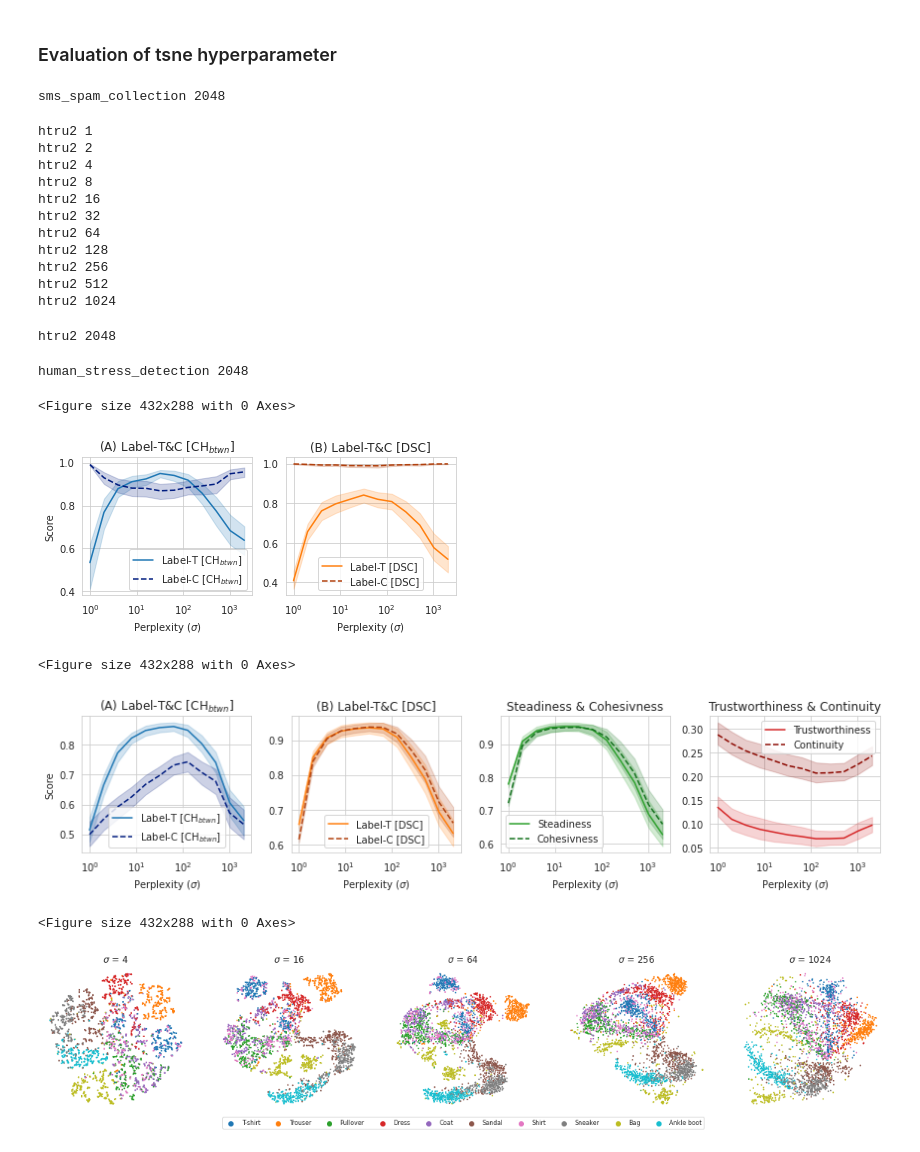
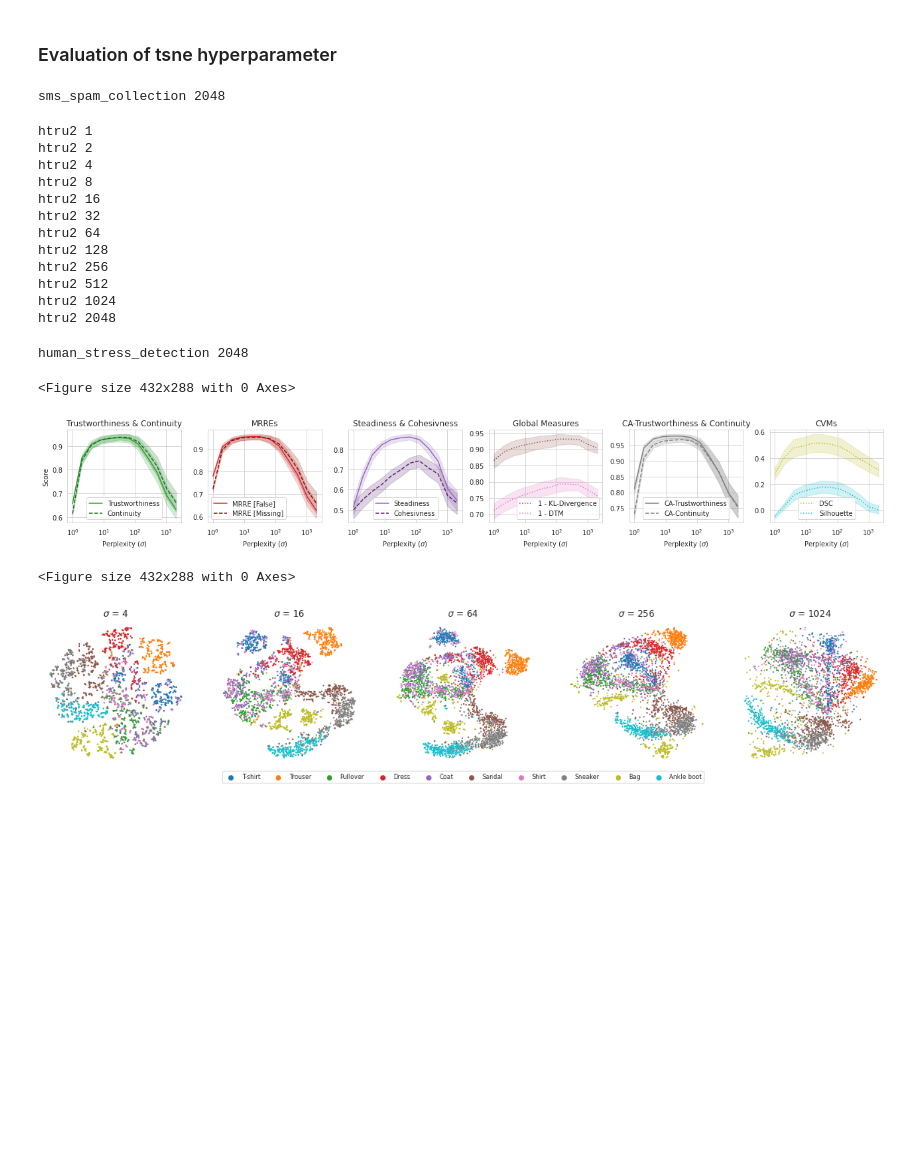
Before and after one commit to hj-n/ltnc, a Jupyter notebook: src/test_legacy/evaluating_dr.ipynb, the cells around one changed output. Cells and saved outputs as stored; diff of their text form; code cells hidden in the pictures; blank space fills up the shorter version.

```diff
--- a/src/test_legacy/evaluating_dr.ipynb
+++ b/src/test_legacy/evaluating_dr.ipynb
@@ -38,14 +38,14 @@ for directory in os.listdir("./labeled-datasets/npy/"):
 
 dr_measures = [
 	"ls_btw_ch", "lc_btw_ch", "ls_dsc", "lc_dsc", "cohev", "stead",
-	"trust", "conti", "mrre_hl", "mrre_lh",
+	"trust", "conti", "mrre_hl", "mrre_lh", "ca_trust", "ca_conti",
 	"kl_div", "dtm", "dsc", "sil"
 ]
 dr_measures_name = [
 	"Label-Stretching [CH$_{btwn}$]", "Label-Compression [CH$_{btwn}$]",
 	"Label-Stretching [DSC]", "Label-Compression [DSC]",
 	"Cohesiveness", "Steadiness",
-	"Trustworthiness", "Continuity", "MRRE-HL", "MRRE-LH",
+	"Trustworthiness", "Continuity", "MRRE-HL", "MRRE-LH", "CA-Trustworthiness", "CA-Continuity",
 	"1 - KL-Divergence", "1 - DTM", "Silhouette",
 ]
 
@@ -106,6 +106,15 @@ def run_all_metrics(raw, emb, labels, k_cand, sigma_cand, results):
 		final_results["mrre_hl"] = mrre_hl / len(k_cand)
 		final_results["mrre_lh"] = mrre_lh / len(k_cand)
 
+	if "ca_trust" not in final_results:
+		ca_trust, ca_conti = 0, 0
+		for k in k_cand:
+			results = mts.supervised_trust_conti(raw, emb, labels, k = k)
+			ca_trust += float(results["s_trust"])
+			ca_conti += float(results["s_conti"])
+		final_results["ca_trust"] = ca_trust / len(k_cand)
+		final_results["ca_conti"] = ca_conti / len(k_cand)
+
 	## KL / DTM
 	if "kl_div" not in final_results:
 		kl_div, dtm = 0, 0,
@@ -306,8 +315,8 @@ htru2 128
 htru2 256
 htru2 512
 htru2 1024
+htru2 2048
-htru2 2048
+human_stress_detection 2048
-human_stress_detection 2048
 # %%
 ## plot the hp_results_df into kdeplot
 
@@ -319,21 +328,25 @@ sns.set_style("whitegrid")
 hp_results_df["hp"] = hp_results_df["hp"].astype(int)
 ##
 
-meausre_pairs = [("lc_btw_ch", "ls_btw_ch"), ("lc_dsc", "ls_dsc"), ("stead", "cohev"), ("trust", "conti"), ("mrre_lh", "mrre_hl" ), ("kl_div", "dtm")]
+meausre_pairs = [("lc_btw_ch", "ls_btw_ch"), ("lc_dsc", "ls_dsc"), ("trust", "conti"), ("mrre_lh", "mrre_hl" ), ("stead", "cohev"),  ("kl_div", "dtm"), ("ca_trust", "ca_conti"), ("dsc", "sil")]
 measure_names = [
 	("Label-T [CH$_{btwn}$]", "Label-C [CH$_{btwn}$]"), ("Label-T [DSC]", "Label-C [DSC]"),
+	("Trustworthiness", "Continuity"), ("MRRE [False]", "MRRE [Missing]"),
 	("Steadiness", "Cohesivness"),
-	("Trustworthiness", "Continuity"), ("MRRE [False]", "MRRE [Missing]"),
-	("1 - KL-Divergence", "1 - DTM")
+	("1 - KL-Divergence", "1 - DTM"),
+	("CA-Trustworthiness", "CA-Continuity"),
+	("DSC", "Silhouette")
 ]
 
 titles = [
 	"(A) Label-T&C [CH$_{btwn}$]",
 	"(B) Label-T&C [DSC]",
-	"Steadiness & Cohesivness",
 	"Trustworthiness & Continuity",
 	"MRREs",
-	"Global Measures"
+	"Steadiness & Cohesivness",
+	"Global Measures",
+	"CA-Trustworthiness & Continuity",
+	"CVMs"
 ]
 
 
@@ -342,7 +355,7 @@ tab10 = sns.color_palette("tab10")
 tab10dark = sns.color_palette("dark")
 
 
-colors = [(tab10[0], tab10dark[0]), (tab10[1], tab10dark[1]), (tab10[2], tab10dark[2]), (tab10[3], tab10dark[3]), (tab10[4], tab10dark[4]), (tab10[5], tab10[6])]
+colors = [(tab10[0], tab10dark[0]), (tab10[1], tab10dark[1]), (tab10[2], tab10dark[2]), (tab10[3], tab10dark[3]), (tab10[4], tab10dark[4]), (tab10[5], tab10[6]), (tab10[7], tab10[7]), (tab10[8], tab10[9])]
 linestyle_list = [
 	["solid", "dashed"],
 	["solid", "dashed"],
@@ -350,6 +363,8 @@ linestyle_list = [
 	["solid", "dashed"],
 	["solid", "dashed"],
 	["dotted","dotted"],
+	["solid", "dashed"],
+	["dotted", "dotted"]
 ]
 
 minus_1 = {"kl_div", "dtm", "dsc"}
@@ -357,50 +372,57 @@ minus_1 = {"kl_div", "dtm", "dsc"}
 def plot_tsne_result(start_index, end_index, file_name):
 	fig, axs = plt.subplots(1, end_index - start_index, figsize = (3 * (end_index - start_index), 3))
 	for i, measure_pair in enumerate(meausre_pairs[start_index:end_index]):
+		measure_idx = i + start_index
 		if type(measure_pair) == tuple:
+			filtering_0 = (hp_results_df["measure"] == measure_pair[0])
+			filtering_1 = (hp_results_df["measure"] == measure_pair[1])
 			filtering = np.logical_or((hp_results_df["measure"] == measure_pair[0]), (hp_results_df["measure"] == measure_pair[1]))
 		else:
 			filtering = (hp_results_df["measure"] == measure_pair)
 
 		if measure_pair in minus_1:
 			## minus 1 from the score
 			hp_results_df.loc[filtering, "score"] = 1 - hp_results_df.loc[filtering, "score"]
+		if measure_pair[0] in minus_1:
+			hp_results_df.loc[filtering_0, "score"] = 1 - hp_results_df.loc[filtering_0, "score"]
+
+		if measure_pair[1] in minus_1:
+			hp_results_df.loc[filtering_1, "score"] = 1 - hp_results_df.loc[filtering_1, "score"]
 
 		ax = axs[i]
 		sns.lineplot(
-			x = "hp", y = "score", hue = "measure", data = hp_results_df[filtering], ax = ax, palette=colors[i], hue_order=measure_pair, legend = False
+			x = "hp", y = "score", hue = "measure", data = hp_results_df[filtering], ax = ax, palette=colors[measure_idx], hue_order=measure_pair, legend = False
 		)
 
+
 		if type(measure_pair) == tuple:
-			ax.lines[0].set_linestyle(linestyle_list[i][0])
-			ax.lines[1].set_linestyle(linestyle_list[i][1])
+			ax.lines[0].set_linestyle(linestyle_list[measure_idx][0])
+			ax.lines[1].set_linestyle(linestyle_list[measure_idx][1])
 
 		## set x axis log
 		ax.set_xscale("log")
 		## set label with measures_name
 		ax.set_xlabel("Perplexity ($\sigma$)")
 		ax.set_ylabel("Score" if i == 0 else "")
 		## set legend
-		ax.legend(labels=measure_names[i], title=None)
+		ax.legend(labels=measure_names[measure_idx], title=None)
 
 		## set title
-		ax.set_title(titles[i])
+		ax.set_title(titles[measure_idx])
 
 	plt.tight_layout()
 	plt.savefig(f"./evaluating_dr/{file_name}.png", dpi = 300)
 	plt.savefig(f"./evaluating_dr/{file_name}.pdf", dpi = 300)
 
 	plt.show()
 	plt.clf()
 
-plot_tsne_result(0, 2, "our_techniques")
-plot_tsne_result(2, 6, "other_techniques")
+# plot_tsne_result(0, 2, "our_techniques")
+plot_tsne_result(2, 8, "other_techniques")
 # %% [output]
 <Figure size 432x288 with 0 Axes>
-[figure, old version]
+[figure, new version]
 <Figure size 432x288 with 0 Axes>
-[figure, removed]
-<Figure size 432x288 with 0 Axes>
 # %%
 dataset = "fashion_mnist"
 
```
Also changed, not shown: 3 other files.
